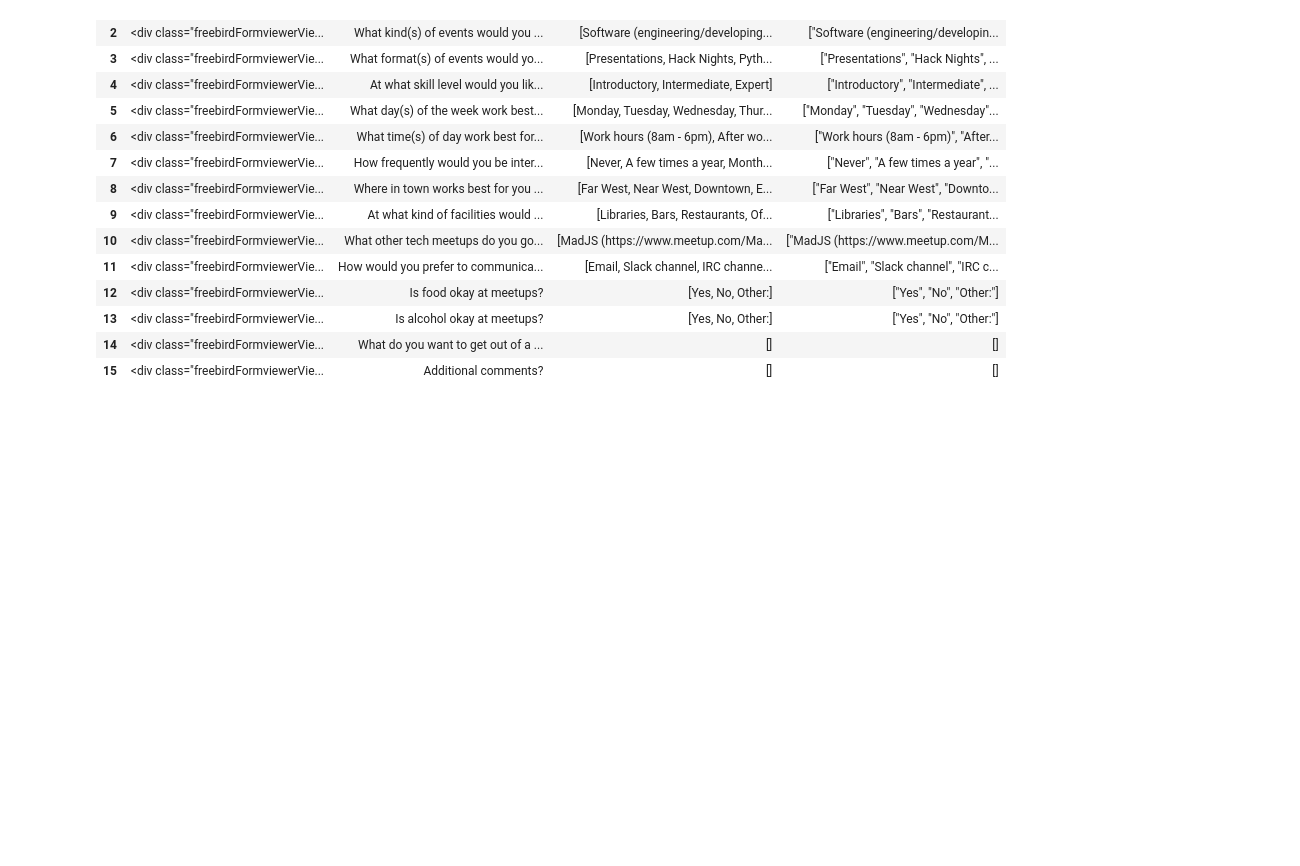
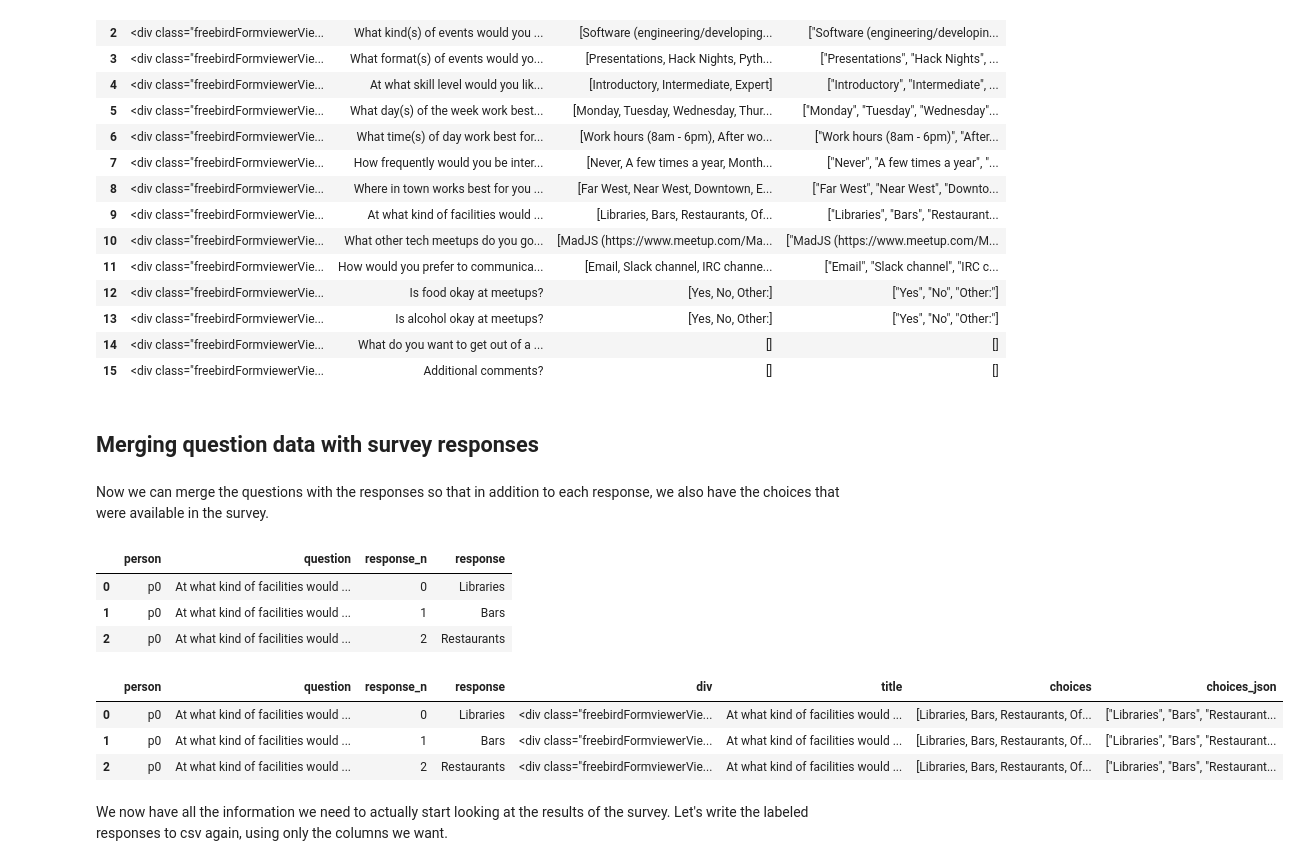
Before and after one commit to madison-python/new-meetup-survey, a Jupyter notebook: 2-parsing-google-survey-questions.ipynb, the cells around one changed output. Drawn from its saved outputs; the diff is of its cells as text; code cells hidden in the pictures; blank space fills up the shorter version.

```diff
--- a/2-parsing-google-survey-questions.ipynb
+++ b/2-parsing-google-survey-questions.ipynb
@@ -65,8 +69,8 @@ My first search is a `<div>` for every question. I store these in a `panda.DataF
 # %%
 import pandas
-questions = pandas.DataFrame({
-    'div': soup.find_all('div', attrs={'class': CLS_QUESTION})
-})
+# Make a DataFrame with a single column holding bs4.element.Tag objects for each question
+question_divs = soup.find_all('div', attrs={'class': CLS_QUESTION})
+questions = pandas.DataFrame({'div': question_divs})
 questions
 # %% [output]
 |  | div |
@@ -115,6 +120,13 @@ questions
 Next I want to extract the choices from each question that has choices.
 # %%
 def extract_choices(div):
+    """Extract any choices from any of the question types.
+
+    Globals:
+        CLS_QUESTION_TYPES
+
+    SMELLS! Just tries to grab every choice it can.
+    """
     choices = []
     for CLS in CLS_QUESTION_TYPES:
         choice_divs = div.find_all(attrs={'class': CLS})
@@ -168,3 +180,25 @@ questions
 | 13 | <div class="freebirdFormviewerVie... | Is alcohol okay at meetups? | [Yes, No, Other:] | ["Yes", "No", "Other:"] |
 | 14 | <div class="freebirdFormviewerVie... | What do you want to get out of a ... | [] | [] |
 | 15 | <div class="freebirdFormviewerVie... | Additional comments? | [] | [] |
+# %% [markdown]
+## Merging question data with survey responses
+# %% [markdown]
+Now we can merge the questions with the responses so that in addition to each response, we also have the choices that were available in the survey.
+# %%
+responses = pandas.read_csv('responses-tidied.csv')
+responses.head(3)
+# %% [output]
+|  | person | question | response_n | response |
+| 0 | p0 | At what kind of facilities would ... | 0 | Libraries |
+| 1 | p0 | At what kind of facilities would ... | 1 | Bars |
+| 2 | p0 | At what kind of facilities would ... | 2 | Restaurants |
+# %%
+labeled_responses = responses.merge(questions, left_on='question', right_on='title')
+labeled_responses.head(3)
+# %% [output]
+|  | person | question | response_n | response | div | title | choices | choices_json |
+| 0 | p0 | At what kind of facilities would ... | 0 | Libraries | <div class="freebirdFormviewerVie... | At what kind of facilities would ... | [Libraries, Bars, Restaurants, Of... | ["Libraries", "Bars", "Restaurant... |
+| 1 | p0 | At what kind of facilities would ... | 1 | Bars | <div class="freebirdFormviewerVie... | At what kind of facilities would ... | [Libraries, Bars, Restaurants, Of... | ["Libraries", "Bars", "Restaurant... |
+| 2 | p0 | At what kind of facilities would ... | 2 | Restaurants | <div class="freebirdFormviewerVie... | At what kind of facilities would ... | [Libraries, Bars, Restaurants, Of... | ["Libraries", "Bars", "Restaurant... |
+# %% [markdown]
+We now have all the information we need to actually start looking at the results of the survey. Let's write the labeled responses to csv again, using only the columns we want.
```
Also changed, not shown: parts of 9 cells of this notebook, 4 other files.
